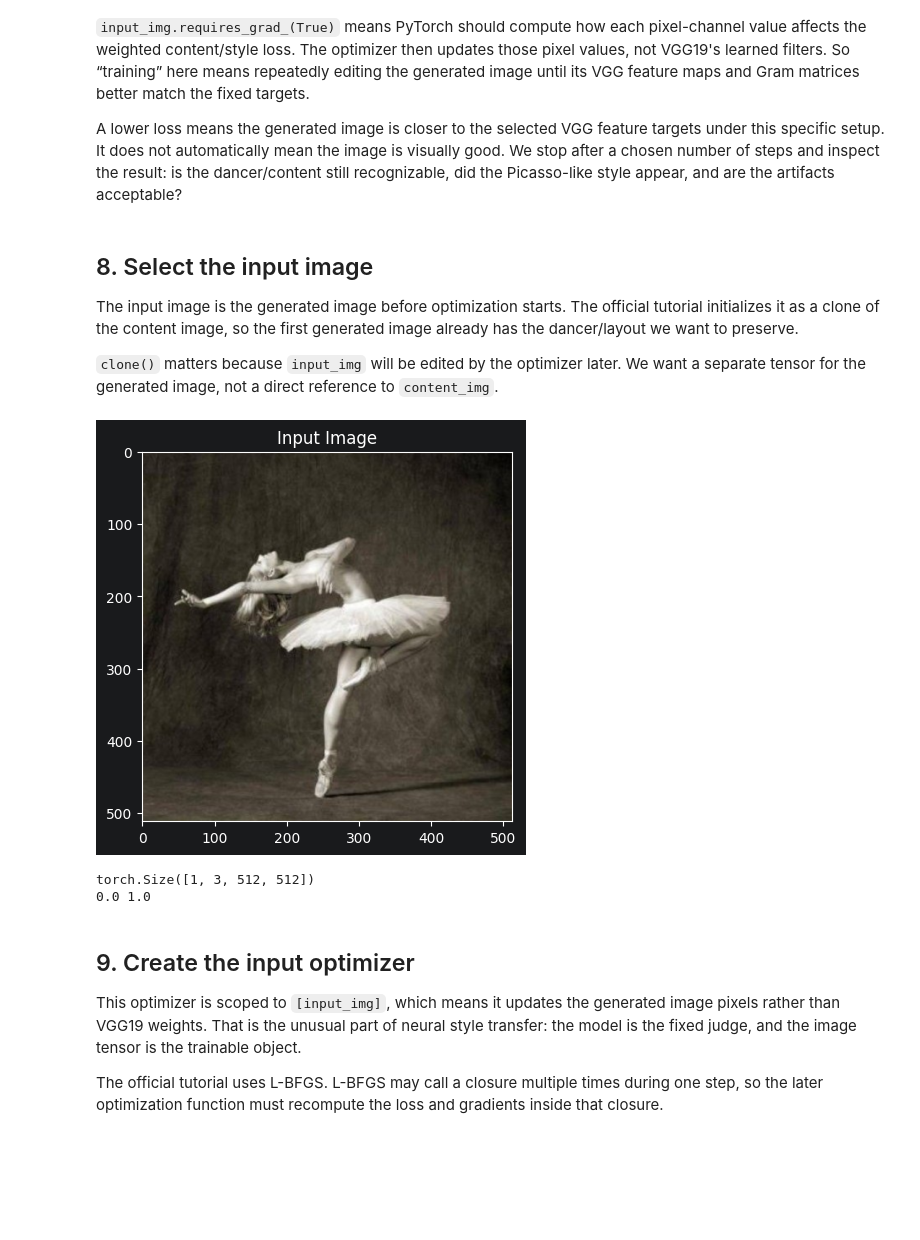
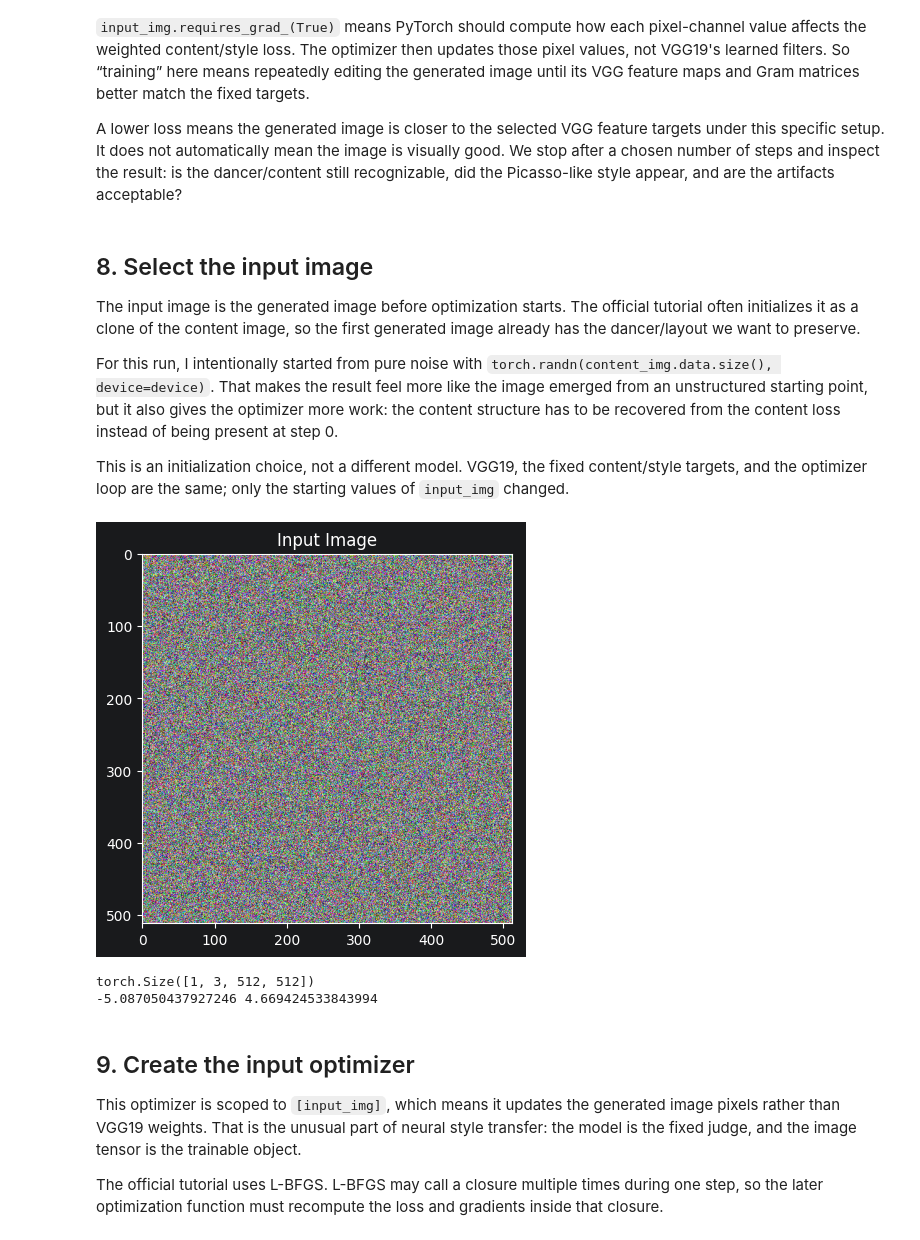
Before and after one commit to majorgilles/visual-genai-lab-curriculum, a Jupyter notebook: notebooks/03_neural_style.ipynb, the cells around one changed output. Cells and saved outputs as stored; diff of their text form; code cells hidden in the pictures; blank space fills up the shorter version.

Commit message:
feat: gen image from random noise

```diff
--- a/notebooks/03_neural_style.ipynb
+++ b/notebooks/03_neural_style.ipynb
@@ -395,21 +395,25 @@ A lower loss means the generated image is closer to the selected VGG feature tar
 # %% [markdown]
 ## 8. Select the input image
 
-The input image is the generated image before optimization starts. The official tutorial initializes it as a clone of the content image, so the first generated image already has the dancer/layout we want to preserve.
+The input image is the generated image before optimization starts. The official tutorial often initializes it as a clone of the content image, so the first generated image already has the dancer/layout we want to preserve.
 
-`clone()` matters because `input_img` will be edited by the optimizer later. We want a separate tensor for the generated image, not a direct reference to `content_img`.
+For this run, I intentionally started from pure noise with `torch.randn(content_img.data.size(), device=device)`. That makes the result feel more like the image emerged from an unstructured starting point, but it also gives the optimizer more work: the content structure has to be recovered from the content loss instead of being present at step 0.
+
+This is an initialization choice, not a different model. VGG19, the fixed content/style targets, and the optimizer loop are the same; only the starting values of `input_img` changed.
 # %%
-input_img = content_img.clone()
+# Start from pure noise instead of content_img.clone().
+# This makes the optimizer discover both content structure and style from the loss signals.
+input_img = torch.randn(content_img.data.size(), device=device)
 
 plt.figure()
 imshow(input_img, title="Input Image")
 
 print(input_img.shape)
 print(input_img.min().item(), input_img.max().item())
 # %% [output]
-[figure, old version]
+[figure, new version]
 torch.Size([1, 3, 512, 512])
-0.0 1.0
+-5.087050437927246 4.669424533843994
 # %% [markdown]
 ## 9. Create the input optimizer
 
```
Also changed, not shown: parts of 1 cell of this notebook.
